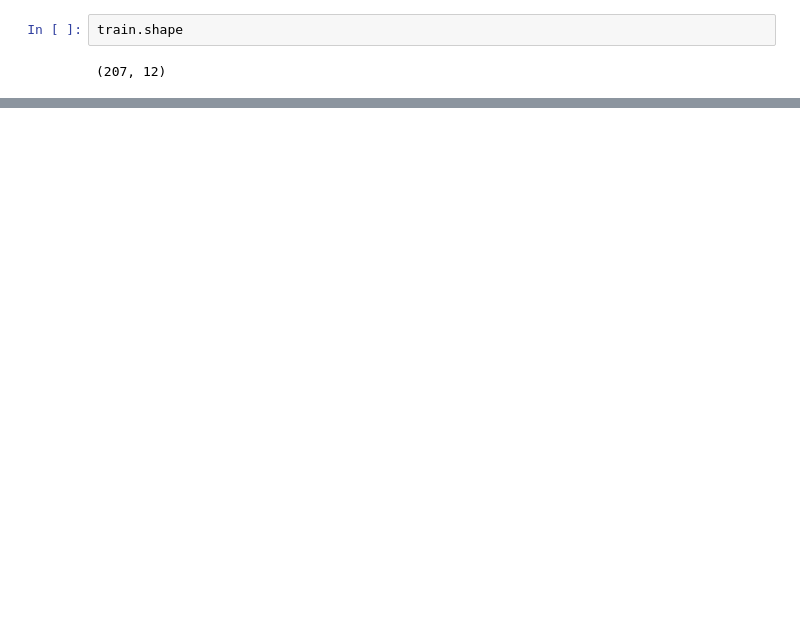
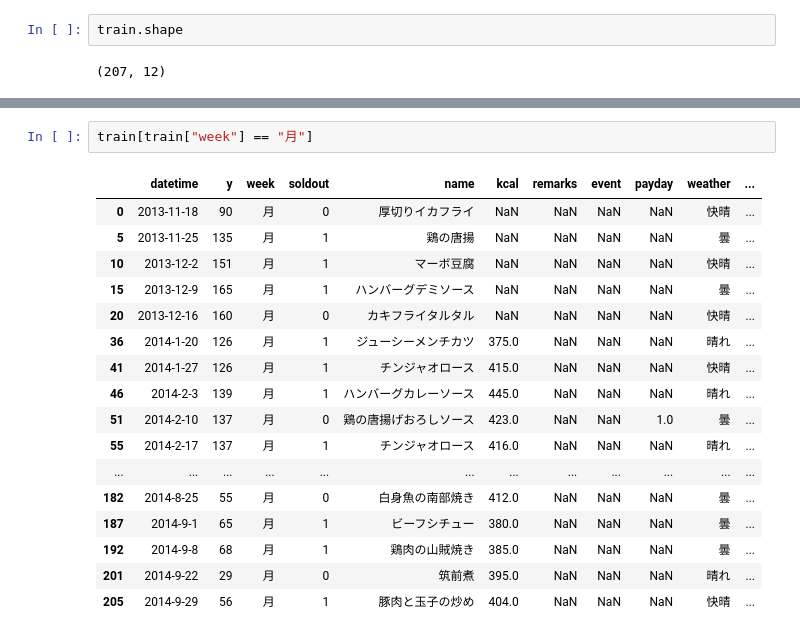
Before and after one commit to 02tYasui/data_science_practice, a Jupyter notebook: lunchbox.ipynb, the cells around one changed output, grey strips where cells are left out. Cells and saved outputs as stored; diff of their text form; blank space fills up the shorter version.

```diff
--- a/lunchbox.ipynb
+++ b/lunchbox.ipynb
@@ -29,0 +101,20 @@ train.shape
+# %%
+train[train["week"] == "月"]
+# %% [output]
+|  | datetime | y | week | soldout | name | kcal | remarks | event | payday | weather | ... |
+| 0 | 2013-11-18 | 90 | 月 | 0 | 厚切りイカフライ | NaN | NaN | NaN | NaN | 快晴 | ... |
+| 5 | 2013-11-25 | 135 | 月 | 1 | 鶏の唐揚 | NaN | NaN | NaN | NaN | 曇 | ... |
+| 10 | 2013-12-2 | 151 | 月 | 1 | マーボ豆腐 | NaN | NaN | NaN | NaN | 快晴 | ... |
+| 15 | 2013-12-9 | 165 | 月 | 1 | ハンバーグデミソース | NaN | NaN | NaN | NaN | 曇 | ... |
+| 20 | 2013-12-16 | 160 | 月 | 0 | カキフライタルタル | NaN | NaN | NaN | NaN | 快晴 | ... |
+| 36 | 2014-1-20 | 126 | 月 | 1 | ジューシーメンチカツ | 375.0 | NaN | NaN | NaN | 晴れ | ... |
+| 41 | 2014-1-27 | 126 | 月 | 1 | チンジャオロース | 415.0 | NaN | NaN | NaN | 快晴 | ... |
+| 46 | 2014-2-3 | 139 | 月 | 1 | ハンバーグカレーソース | 445.0 | NaN | NaN | NaN | 晴れ | ... |
+| 51 | 2014-2-10 | 137 | 月 | 0 | 鶏の唐揚げおろしソース | 423.0 | NaN | NaN | 1.0 | 曇 | ... |
+| 55 | 2014-2-17 | 137 | 月 | 1 | チンジャオロース | 416.0 | NaN | NaN | NaN | 晴れ | ... |
+| ... | ... | ... | ... | ... | ... | ... | ... | ... | ... | ... | ... |
+| 182 | 2014-8-25 | 55 | 月 | 0 | 白身魚の南部焼き | 412.0 | NaN | NaN | NaN | 曇 | ... |
+| 187 | 2014-9-1 | 65 | 月 | 1 | ビーフシチュー | 380.0 | NaN | NaN | NaN | 曇 | ... |
+| 192 | 2014-9-8 | 68 | 月 | 1 | 鶏肉の山賊焼き | 385.0 | NaN | NaN | NaN | 曇 | ... |
+| 201 | 2014-9-22 | 29 | 月 | 0 | 筑前煮 | 395.0 | NaN | NaN | NaN | 晴れ | ... |
+| 205 | 2014-9-29 | 56 | 月 | 1 | 豚肉と玉子の炒め | 404.0 | NaN | NaN | NaN | 快晴 | ... |
```
Also changed, not shown: parts of 15 cells of this notebook, 1 other file.
